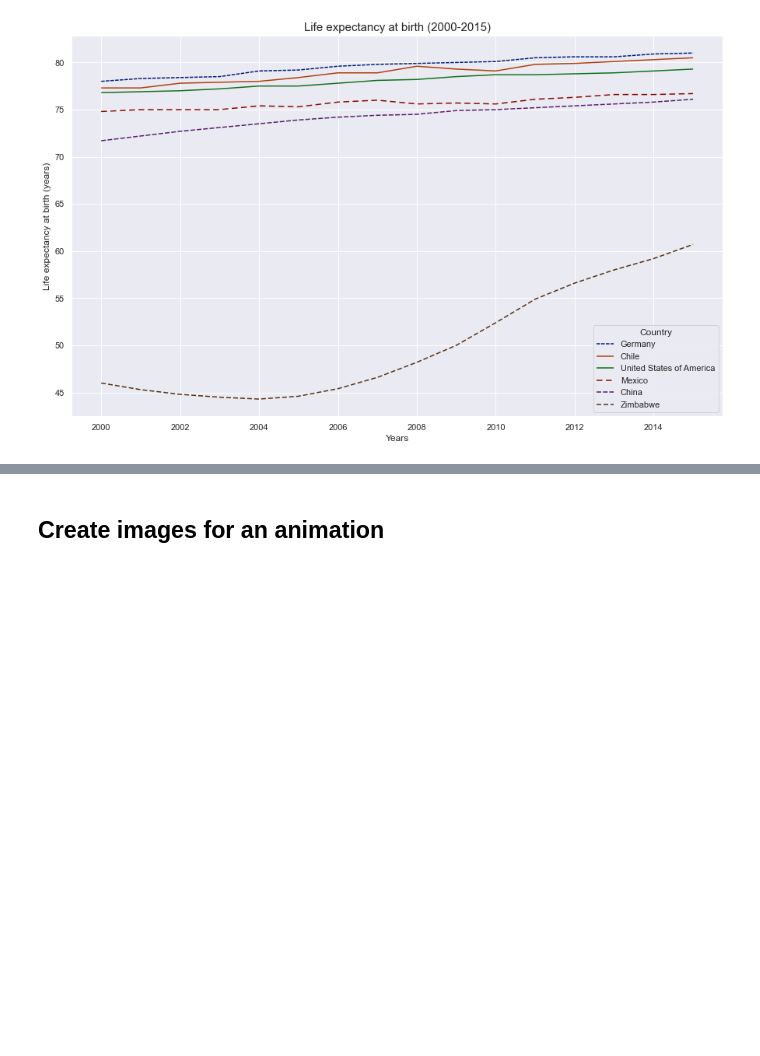
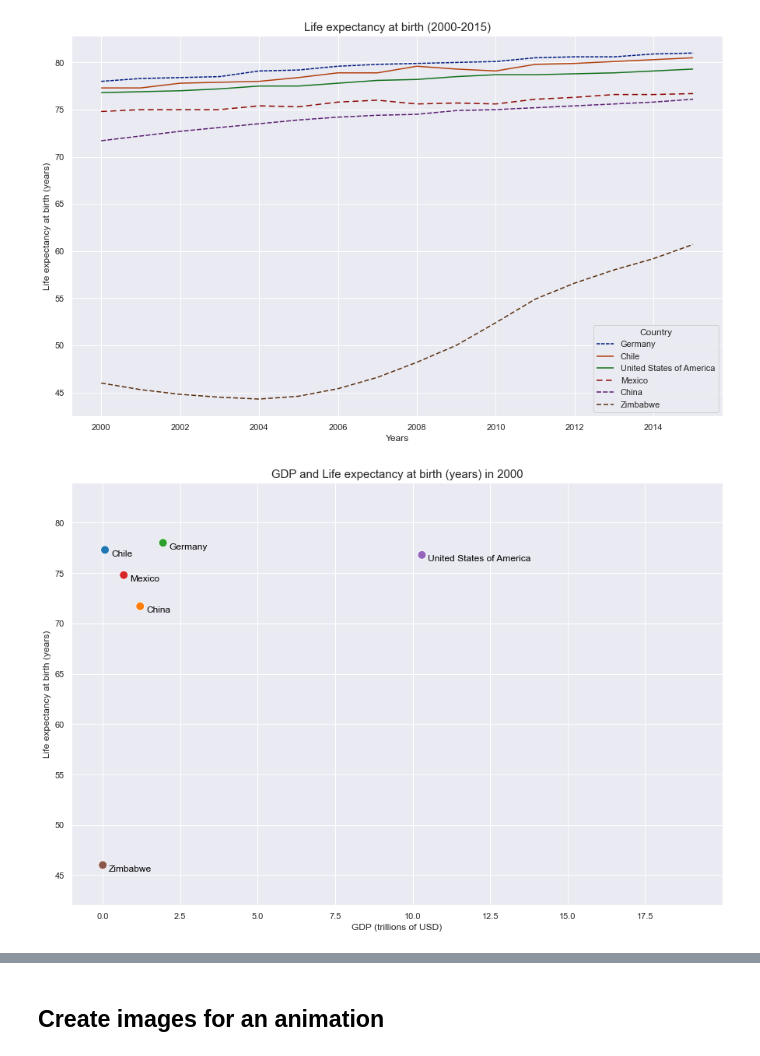
Before and after one commit to lep511/Life-Expectancy-and-GDP, a Jupyter notebook: life_expectancy_gdp.ipynb, the cells around one changed output, grey strips where cells are left out. Drawn from its saved outputs; the diff is of its cells as text; code cells hidden in the pictures; blank space fills up the shorter version.

```diff
--- a/life_expectancy_gdp.ipynb
+++ b/life_expectancy_gdp.ipynb
@@ -103,3 +103,7 @@ plt.title("Life expectancy at birth (2000-2015)", fontsize=15)
 plt.show()
 # %% [output]
 [figure]
+# %%
+labeled_scatter(df, 2000)
+# %% [output]
+[figure, added]
```
Also changed, not shown: parts of 11 cells of this notebook.
